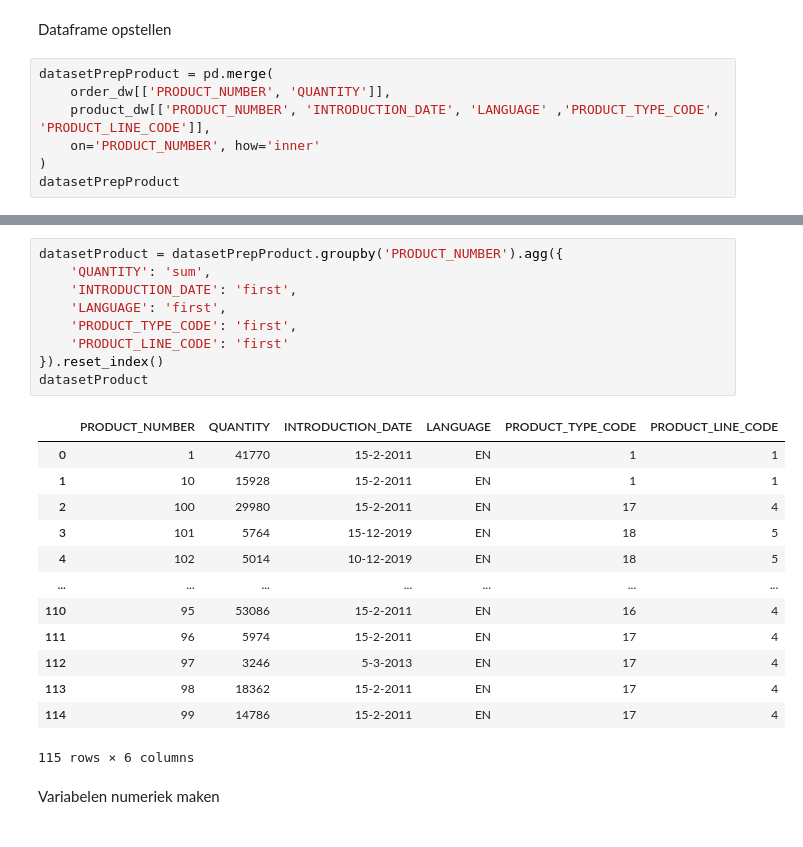
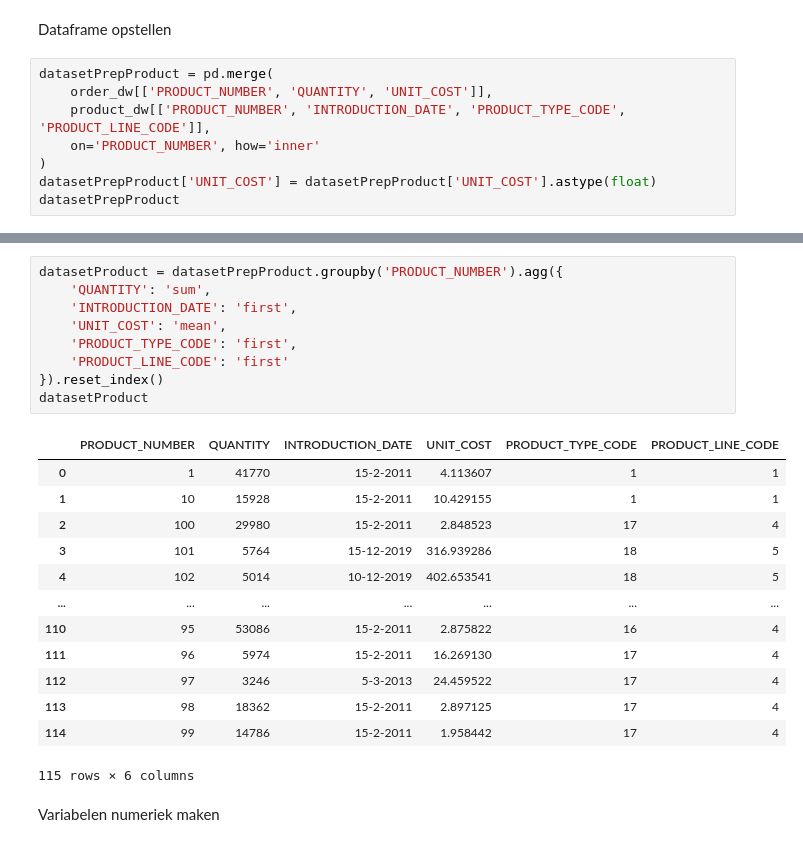
Before and after one commit to OutworldToast/Data-Warehouse, a Jupyter notebook: DataWarehouse.ipynb, the cells around one changed output, grey strips where cells are left out. Drawn from its saved outputs; the diff is of its cells as text.

```diff
--- a/DataWarehouse.ipynb
+++ b/DataWarehouse.ipynb
@@ -715,9 +720,10 @@ Gegevens ophalen uit Data Warehouse
 Dataframe opstellen
 # %%
 datasetPrepProduct = pd.merge(
-    order_dw[['PRODUCT_NUMBER', 'QUANTITY']],
-    product_dw[['PRODUCT_NUMBER', 'INTRODUCTION_DATE', 'LANGUAGE' ,'PRODUCT_TYPE_CODE', 'PRODUCT_LINE_CODE']],
+    order_dw[['PRODUCT_NUMBER', 'QUANTITY', 'UNIT_COST']],
+    product_dw[['PRODUCT_NUMBER', 'INTRODUCTION_DATE', 'PRODUCT_TYPE_CODE', 'PRODUCT_LINE_CODE']],
     on='PRODUCT_NUMBER', how='inner'
 )
+datasetPrepProduct['UNIT_COST'] = datasetPrepProduct['UNIT_COST'].astype(float)
 datasetPrepProduct
 # %% [output]
@@ -745,25 +749,25 @@ def ToProductAge(date_str):
 # %%
 datasetProduct = datasetPrepProduct.groupby('PRODUCT_NUMBER').agg({
     'QUANTITY': 'sum',
     'INTRODUCTION_DATE': 'first',
-    'LANGUAGE': 'first',
+    'UNIT_COST': 'mean',
     'PRODUCT_TYPE_CODE': 'first',
     'PRODUCT_LINE_CODE': 'first'
 }).reset_index()
 datasetProduct
 # %% [output]
-|  | PRODUCT_NUMBER | QUANTITY | INTRODUCTION_DATE | LANGUAGE | PRODUCT_TYPE_CODE | PRODUCT_LINE_CODE |
-| 0 | 1 | 41770 | 15-2-2011 | EN | 1 | 1 |
-| 1 | 10 | 15928 | 15-2-2011 | EN | 1 | 1 |
-| 2 | 100 | 29980 | 15-2-2011 | EN | 17 | 4 |
-| 3 | 101 | 5764 | 15-12-2019 | EN | 18 | 5 |
-| 4 | 102 | 5014 | 10-12-2019 | EN | 18 | 5 |
+|  | PRODUCT_NUMBER | QUANTITY | INTRODUCTION_DATE | UNIT_COST | PRODUCT_TYPE_CODE | PRODUCT_LINE_CODE |
+| 0 | 1 | 41770 | 15-2-2011 | 4.113607 | 1 | 1 |
+| 1 | 10 | 15928 | 15-2-2011 | 10.429155 | 1 | 1 |
+| 2 | 100 | 29980 | 15-2-2011 | 2.848523 | 17 | 4 |
+| 3 | 101 | 5764 | 15-12-2019 | 316.939286 | 18 | 5 |
+| 4 | 102 | 5014 | 10-12-2019 | 402.653541 | 18 | 5 |
 | ... | ... | ... | ... | ... | ... | ... |
-| 110 | 95 | 53086 | 15-2-2011 | EN | 16 | 4 |
-| 111 | 96 | 5974 | 15-2-2011 | EN | 17 | 4 |
-| 112 | 97 | 3246 | 5-3-2013 | EN | 17 | 4 |
-| 113 | 98 | 18362 | 15-2-2011 | EN | 17 | 4 |
-| 114 | 99 | 14786 | 15-2-2011 | EN | 17 | 4 |
+| 110 | 95 | 53086 | 15-2-2011 | 2.875822 | 16 | 4 |
+| 111 | 96 | 5974 | 15-2-2011 | 16.269130 | 17 | 4 |
+| 112 | 97 | 3246 | 5-3-2013 | 24.459522 | 17 | 4 |
+| 113 | 98 | 18362 | 15-2-2011 | 2.897125 | 17 | 4 |
+| 114 | 99 | 14786 | 15-2-2011 | 1.958442 | 17 | 4 |
 115 rows × 6 columns
 # %% [markdown]
 Variabelen numeriek maken
```
Also changed, not shown: parts of 17 cells of this notebook, 1 other file.
